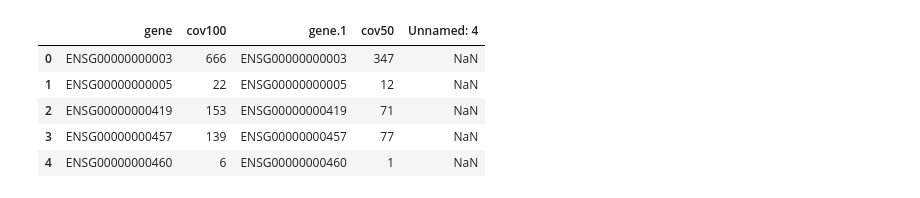
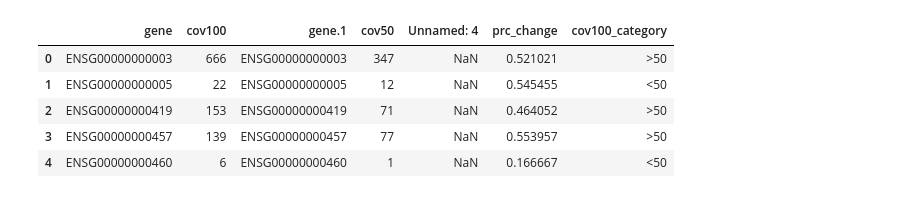
Before and after one commit to smangul1/genomicexpression.collaboration, a Jupyter notebook: analysis.ipynb, the cells around one changed output. Saved outputs shown, nothing was run; the diff lists cells and outputs as text; code cells hidden in the pictures.

```diff
--- a/analysis.ipynb
+++ b/analysis.ipynb
@@ -1,17 +1,18 @@
 # %%
 import pandas as pd
+import numpy as np
 
 
 data=pd.read_csv('htseq.100.50.clean.csv')
 
-
-
+data['prc_change']=data['cov50']/data['cov100']
+data['cov100_category'] = np.where(data['cov100']<50, '<50', '>50')
 
 data.head()
 # %% [output]
-|  | gene | cov100 | gene.1 | cov50 | Unnamed: 4 |
-| 0 | ENSG00000000003 | 666 | ENSG00000000003 | 347 | NaN |
-| 1 | ENSG00000000005 | 22 | ENSG00000000005 | 12 | NaN |
-| 2 | ENSG00000000419 | 153 | ENSG00000000419 | 71 | NaN |
-| 3 | ENSG00000000457 | 139 | ENSG00000000457 | 77 | NaN |
-| 4 | ENSG00000000460 | 6 | ENSG00000000460 | 1 | NaN |
+|  | gene | cov100 | gene.1 | cov50 | Unnamed: 4 | prc_change | cov100_category |
+| 0 | ENSG00000000003 | 666 | ENSG00000000003 | 347 | NaN | 0.521021 | >50 |
+| 1 | ENSG00000000005 | 22 | ENSG00000000005 | 12 | NaN | 0.545455 | <50 |
+| 2 | ENSG00000000419 | 153 | ENSG00000000419 | 71 | NaN | 0.464052 | >50 |
+| 3 | ENSG00000000457 | 139 | ENSG00000000457 | 77 | NaN | 0.553957 | >50 |
+| 4 | ENSG00000000460 | 6 | ENSG00000000460 | 1 | NaN | 0.166667 | <50 |
```
Also changed, not shown: parts of 3 cells of this notebook, 2 other files.
